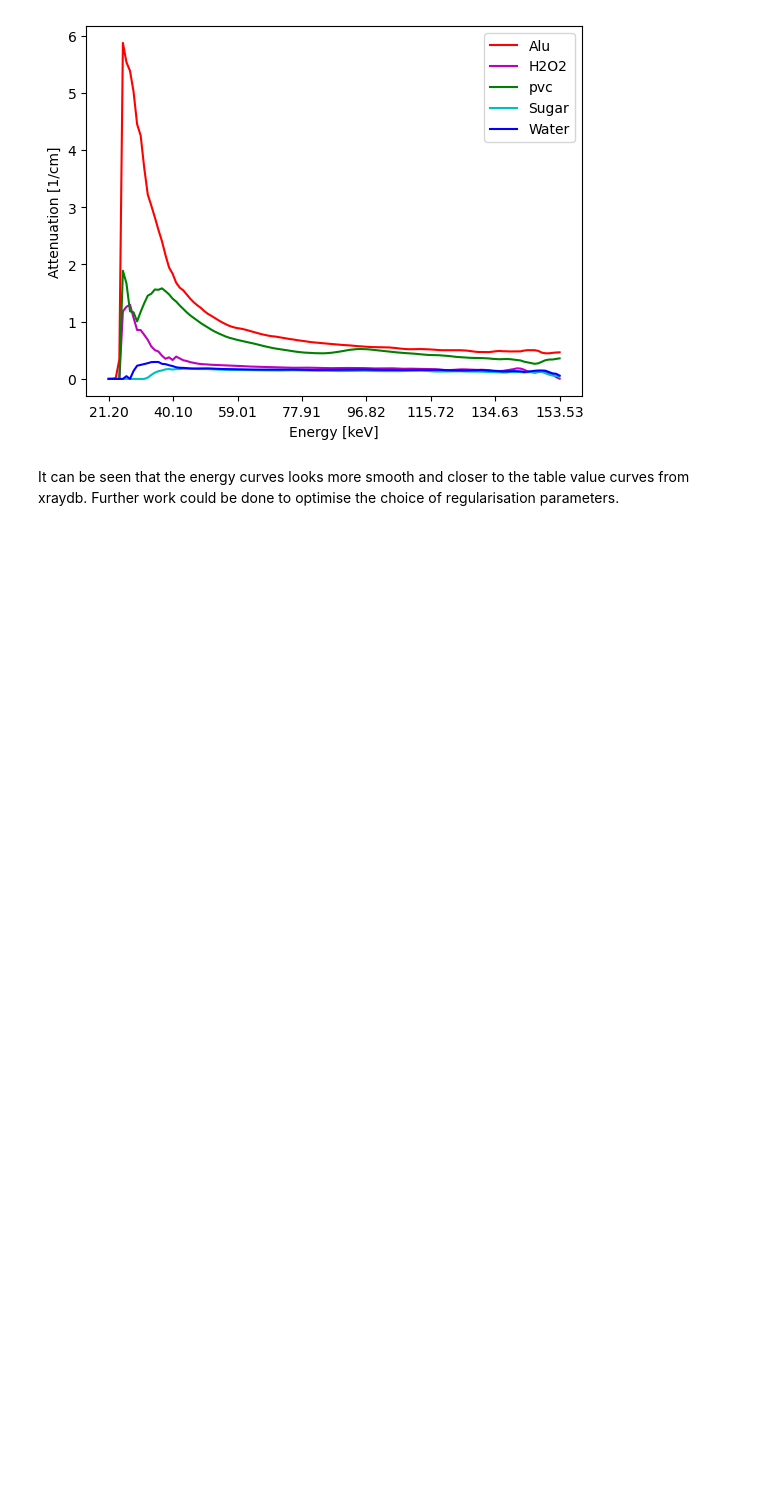
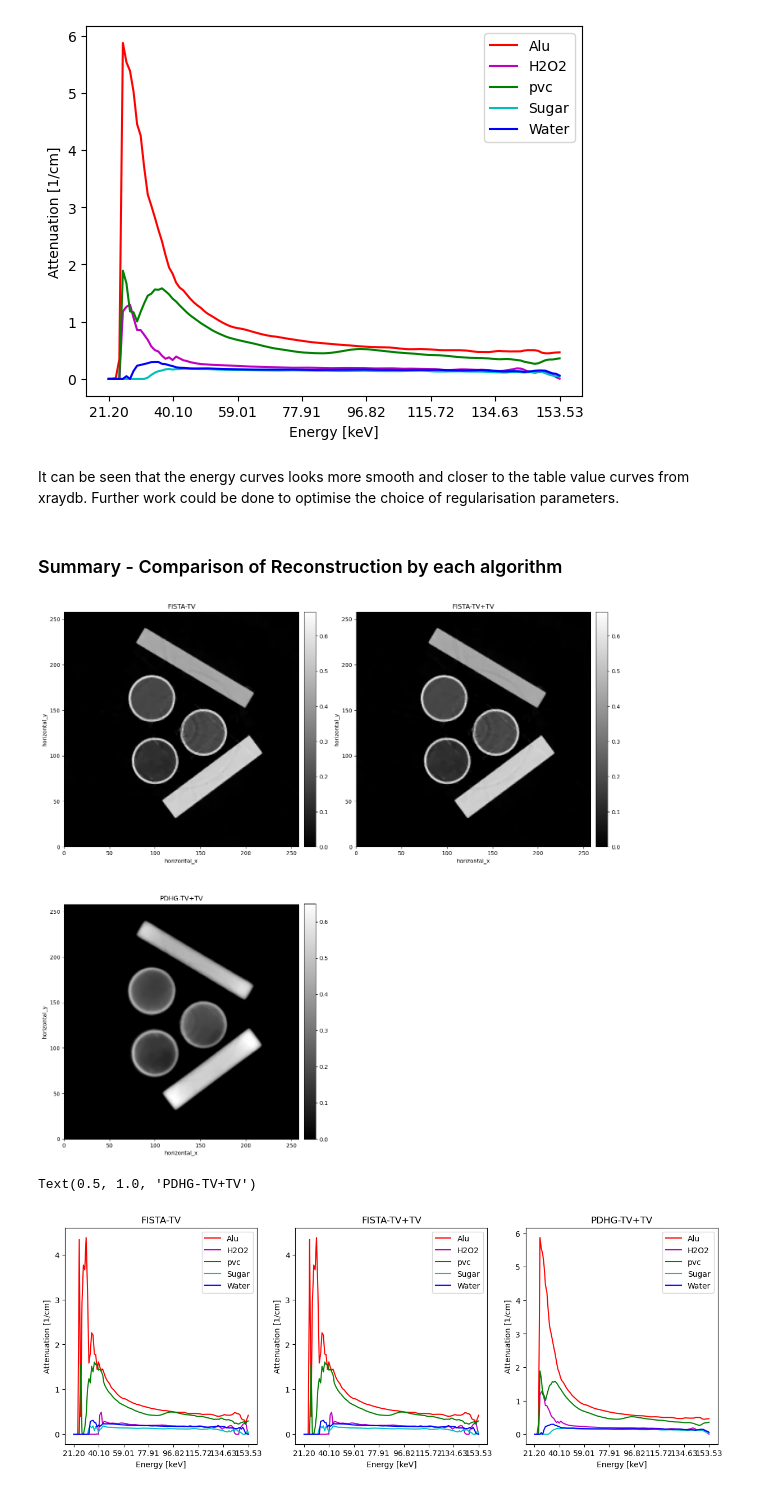
Before and after one commit to TomographicImaging/CIL-User-Showcase, a Jupyter notebook: 007_Hyperspectral_regularisation/Hyperspectral_regularisation.ipynb, the cells around one changed output. Drawn from its saved outputs; the diff is of its cells as text; code cells hidden in the pictures; blank space fills up the shorter version.

Commit message:
Use CIl 23.1.0, add summary

```diff
--- a/007_Hyperspectral_regularisation/Hyperspectral_regularisation.ipynb
+++ b/007_Hyperspectral_regularisation/Hyperspectral_regularisation.ipynb
@@ -244,7 +251,7 @@ myFISTATV = FISTA(f=f1,
                   update_objective_interval = 10)
 
 
-myFISTATV.run(100,verbrose=1)
+myFISTATV.run(100,verbose=1)
 # %% [output]
      Iter   Max Iter     Time/Iter            Objective
                                [s]
@@ -394,3 +401,42 @@ plt.show()
 [figure]
 # %% [markdown]
 It can be seen that the energy curves looks more smooth and closer to the table value curves from xraydb.  Further work could be done to optimise the choice of regularisation parameters.
+# %% [markdown]
+### Summary - Comparison of Reconstruction by each algorithm
+# %%
+show2D([recon_data.get_slice(channel=63), myFISTATV.solution.get_slice(channel=63), PDHG_Tik_TV.solution.get_slice(channel=63)], title=['FISTA-TV', 'FISTA-TV+TV', 'PDHG-TV+TV'])
+
+def plot_materials(solution_arr):
+    plt.plot(solution_arr[:,50,125],'r',label='Alu')
+    plt.plot(solution_arr[:,125,150],'m',label='H2O2')
+    plt.plot(solution_arr[:,200,140],'g',label='pvc')
+    plt.plot(solution_arr[:,100,100],'c',label='Sugar')
+    plt.plot(solution_arr[:,160,100],'b',label='Water')
+    plt.legend()
+    plt.xlabel('Energy [keV]')
+    plt.ylabel('Attenuation [1/cm]')
+    extent=np.linspace(21.20,153.53,8)
+    extent = ["%.2f" % v for v in extent]
+    plt.xticks(ticks=np.linspace(0,127,8),labels=extent)
+
+
+# Plot all 3 graphs next to each other:
+plt.figure(figsize=(15,5))
+plt.subplot(131)
+solution_arr=recon_data.as_array()
+plot_materials(solution_arr)
+plt.title('FISTA-TV')
+
+plt.subplot(132)
+solution_arr=myFISTATV.solution.as_array()
+plot_materials(solution_arr)
+plt.title('FISTA-TV+TV')
+
+plt.subplot(133)
+solution_arr=PDHG_Tik_TV.solution.as_array()
+plot_materials(solution_arr)
+plt.title('PDHG-TV+TV')
+# %% [output]
+[figure, added]
+Text(0.5, 1.0, 'PDHG-TV+TV')
+[figure, added]
```
Also changed, not shown: parts of 15 cells of this notebook.
